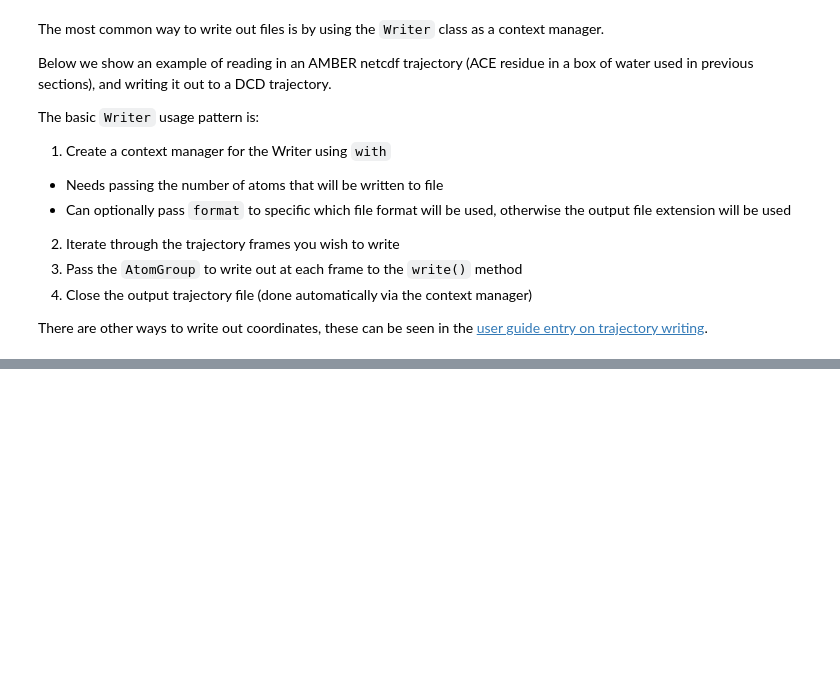
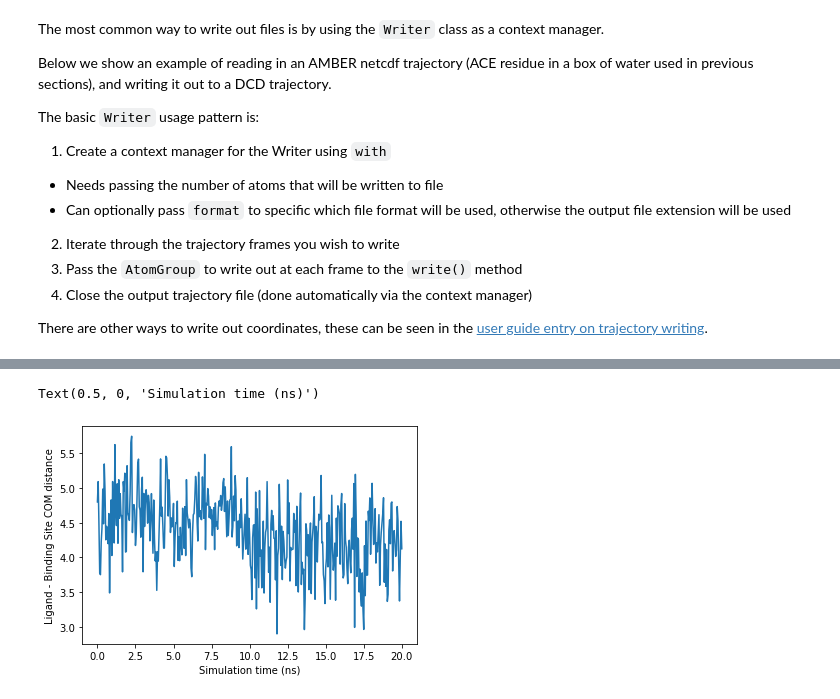
Before and after one commit to MDAnalysis/WorkshopPrace2021, a Jupyter notebook: Day1-Session2-Practical/session2.ipynb, the cells around one changed output, grey strips where cells are left out. Cells and saved outputs as stored; diff of their text form; code cells hidden in the pictures; blank space fills up the shorter version.

```diff
--- a/Day1-Session2-Practical/session2.ipynb
+++ b/Day1-Session2-Practical/session2.ipynb
@@ -617,3 +542,0 @@ You can also easily slice the trajectory.
-# %%
-for ts in closed_to_open.trajectory[2:92:8]:
-    print(f"Frame: {ts.frame}, time: {ts.time}")
@@ -625,8 +542,0 @@ def calculate_fret_distances(donors, acceptors):
-# %%
-distances = []
-times = []
-for ts in closed_to_open.trajectory:
-    d = calculate_fret_distances(donors, acceptors)
-    distances.append(d)
-    times.append(ts.time)
-print(distances[:3])
@@ -658,7 +542,0 @@ solvshell_updating
-# %%
-times = []
-n_waters = []
-for ts in ifabp.trajectory:
-    times.append(ts.time)
-    n_waters.append(len(solvshell_updating.residues))
-print(n_waters[:3])
@@ -670,0 +547,4 @@ plt.ylabel(r"# waters within 5 $\AA$ of protein");
+# %%
+# Note; due to trajectory conversion dt was lost, we set it manually to 50 ps
+rvx_oh = mda.Universe('data/rvx-oh.pdb', 'data/rvx-oh.dcd', dt=50)
+nv.show_mdanalysis(rvx_oh)
@@ -670,0 +561,24 @@ plt.ylabel(r"# waters within 5 $\AA$ of protein");
+# %%
+# Exercise 5 -- solution
+from MDAnalysis.lib.distances import calc_bonds
+
+ligand = rvx_oh.select_atoms('resname LIG')
+# Extra question - using an UpdatingAtomGroup is slow, how could you speed this up?
+# Hint: MDAnalysis.lib.distances has a capped_distance method which could be useful
+binding_site = rvx_oh.select_atoms('byres protein and around 5 resname LIG', updating=True)
+
+com_distances = np.empty(rvx_oh.trajectory.n_frames)
+times = com_distances.copy()
+
+for i, ts in enumerate(rvx_oh.trajectory):
+    com_distances[i] = calc_bonds(coords1=ligand.center_of_mass(),
+                                  coords2=binding_site.center_of_mass(),
+                                  box=rvx_oh.dimensions)
+    times[i] = ts.time / 1000 # get time in ns
+
+plt.plot(times, com_distances)
+plt.ylabel('Ligand - Binding Site COM distance')
+plt.xlabel('Simulation time (ns)')
+# %% [output]
+Text(0.5, 0, 'Simulation time (ns)')
+[figure, added]
```
Also changed, not shown: parts of 55 cells of this notebook, 3 other files.
